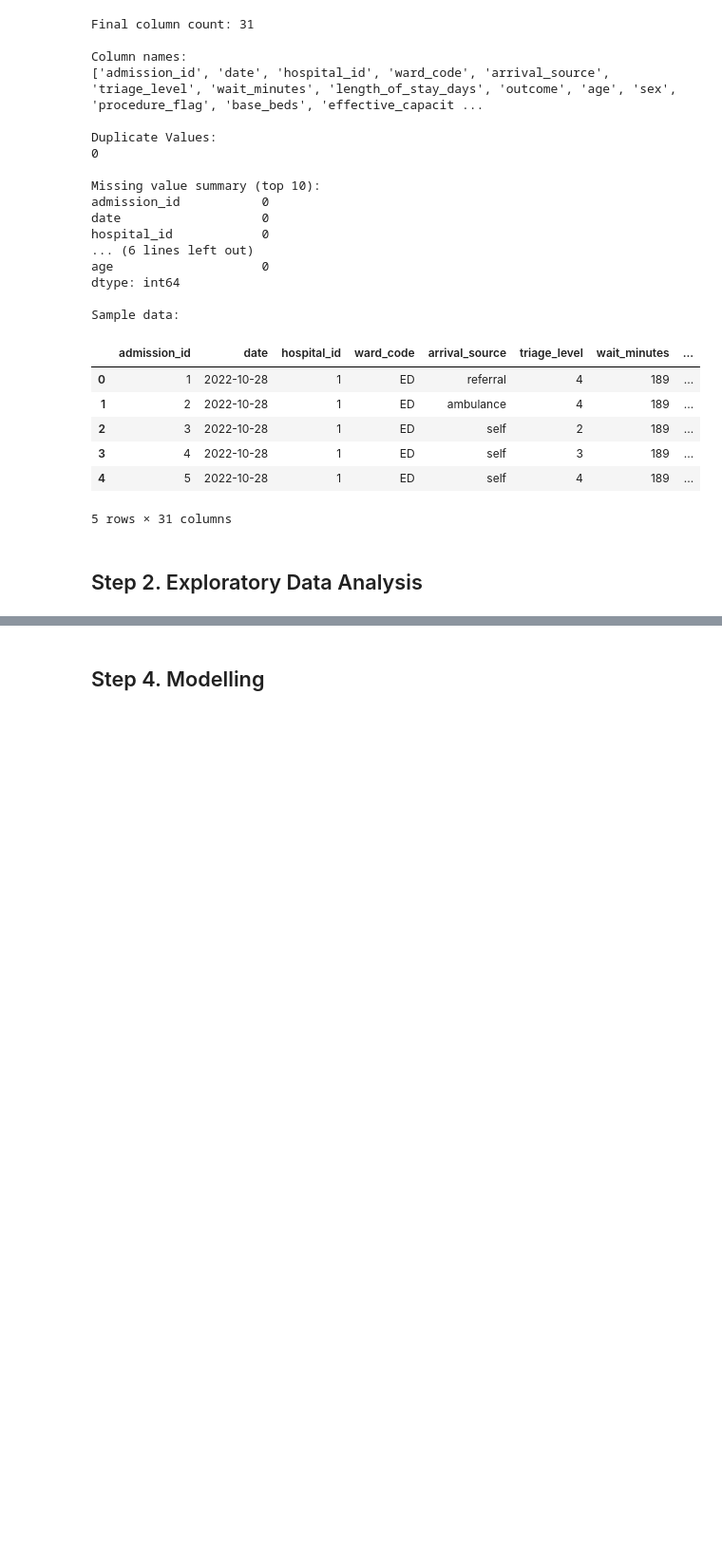
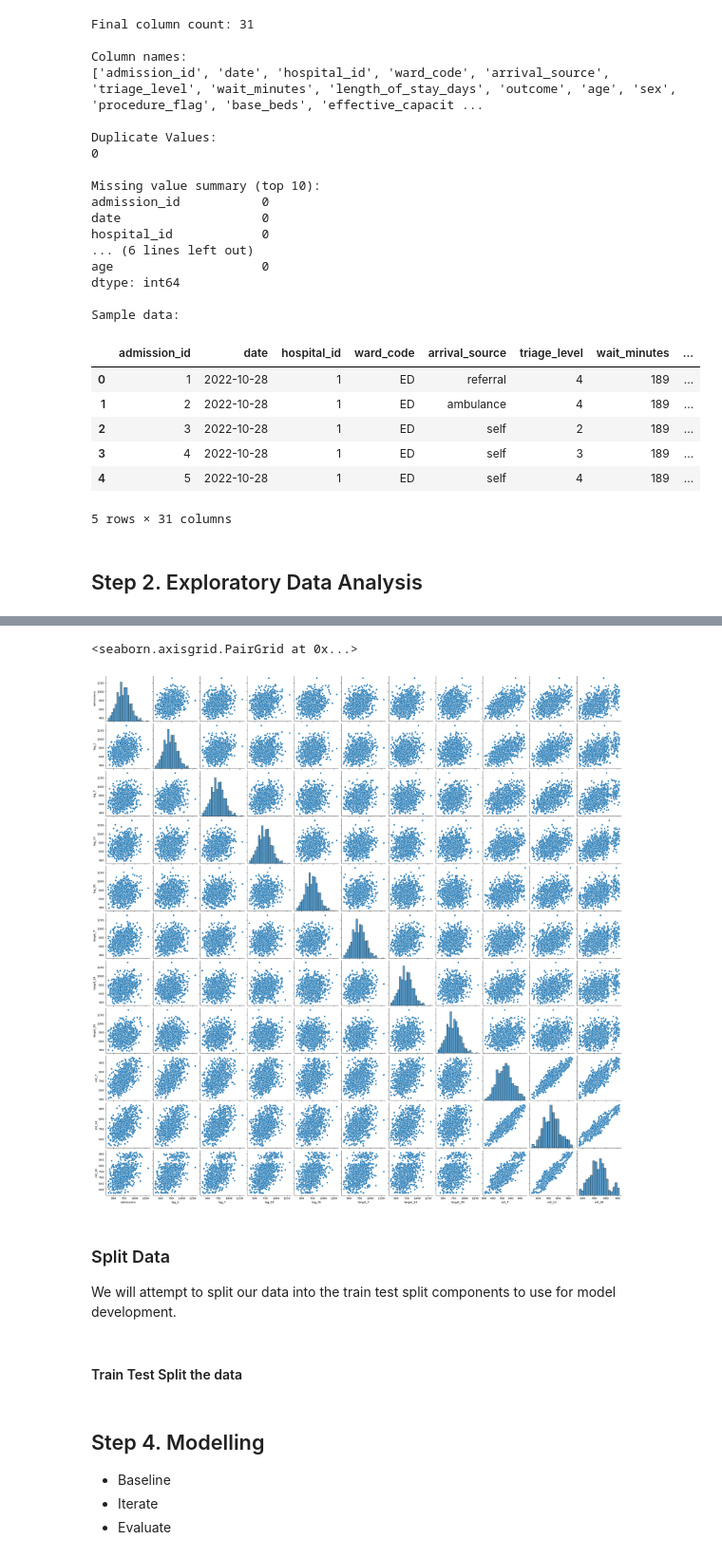
Before and after one commit to barocky10z/Heal-Sight-Prediction, a Jupyter notebook: Amdari-HealSight-Prediction/Preprocessing/dataCleaning.ipynb, the cells around one changed output, grey strips where cells are left out. Shown at 95% size. Drawn from its saved outputs; the diff is of its cells as text; code cells hidden in the pictures; blank space fills up the shorter version.

```diff
--- a/Amdari-HealSight-Prediction/Preprocessing/dataCleaning.ipynb
+++ b/Amdari-HealSight-Prediction/Preprocessing/dataCleaning.ipynb
@@ -627,0 +773,6 @@ plt.show()
+# %%
+# Forecasting Target variables to predict future admissions / inflows
+daily_inflow['target_7'] = daily_inflow['admissions'].shift(-7) # 7 day ahead target
+daily_inflow['target_14'] = daily_inflow['admissions'].shift(-14) # 14 day ahead target
+daily_inflow['target_30'] = daily_inflow['admissions'].shift(-30) # 30 day ahead target
+daily_inflow.head()
@@ -627,0 +803,4 @@ plt.show()
+# %%
+# Drop rows with NaN in target (columns =['target_7', 'target_14', 'target_30'])
+
+daily_inflow = daily_inflow.dropna().reset_index(drop=True)
@@ -627,0 +885,18 @@ plt.show()
+# %%
+# Scatter plot matrix to visualize correlations
+# admission Vs lag_7
+# fig, ax = plt.subplots(figsize=(6, 6))
+# ax.scatter(x=daily_inflow["admissions"], y=daily_inflow["lag_7"])
+# ax.plot([0,1300],[0,1300], linestyle= '--', color= "orange") # 45 degree line to indicate some symmetry (indicating the existence of some predictive power)
+# plt.xlabel("admissions")
+# plt.ylabel("lag_7")
+# plt.title("7 day Inflow Autocorrelation");
+
+sns.pairplot(daily_inflow.drop('date', axis=1))
+# %% [output]
+<seaborn.axisgrid.PairGrid at 0x...>
+[figure, added]
+# %% [markdown]
+### Split Data
+
+We will attempt to split our data into the train test split components to use for model development.
@@ -627,0 +921,2 @@ plt.show()
+# %% [markdown]
+#### Train Test Split the data
@@ -628,2 +933,5 @@ plt.show()
 # %% [markdown]
 ## Step 4. Modelling
+ - Baseline
+ - Iterate
+ - Evaluate
```
Also changed, not shown: parts of 33 cells of this notebook, 1 other file.
